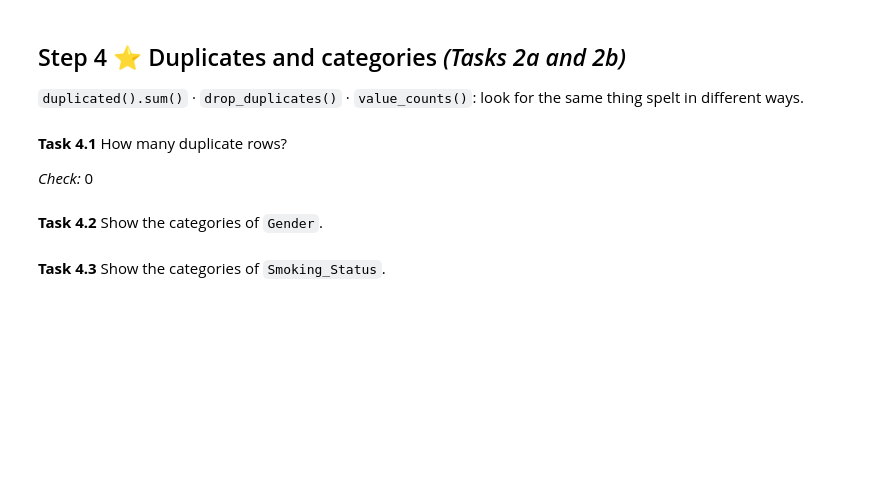
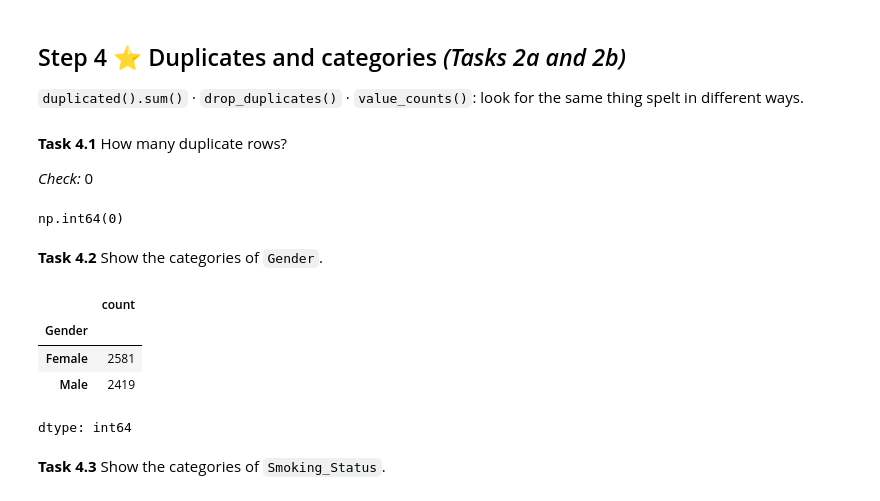
Before and after one commit to Jeyaprabakar01/programming_for_data_analysis_workshop_4_27_10_2026, a Jupyter notebook: Workshop_4_27_10_2026.ipynb, the cells around one changed output. Saved outputs shown, nothing was run; the diff lists cells and outputs as text; code cells hidden in the pictures; blank space fills up the shorter version.

```diff
--- a/Workshop_4_27_10_2026.ipynb
+++ b/Workshop_4_27_10_2026.ipynb
@@ -335,2 +333,6 @@ df[['Systolic_BP_mmHg', 'BMI']].agg(['median', 'min', 'max'])
+# %%
+df.duplicated().sum()
+# %% [output]
+np.int64(0)
 # %% [markdown]
 **Task 4.2** Show the categories of `Gender`.
@@ -339,2 +339,10 @@ df[['Systolic_BP_mmHg', 'BMI']].agg(['median', 'min', 'max'])
+# %%
+df['Gender'].value_counts(dropna=False)
+# %% [output]
+|  | count |
+| Gender |  |
+| Female | 2581 |
+| Male | 2419 |
+dtype: int64
 # %% [markdown]
 **Task 4.3** Show the categories of `Smoking_Status`.
```
Also changed, not shown: parts of 19 cells of this notebook.
